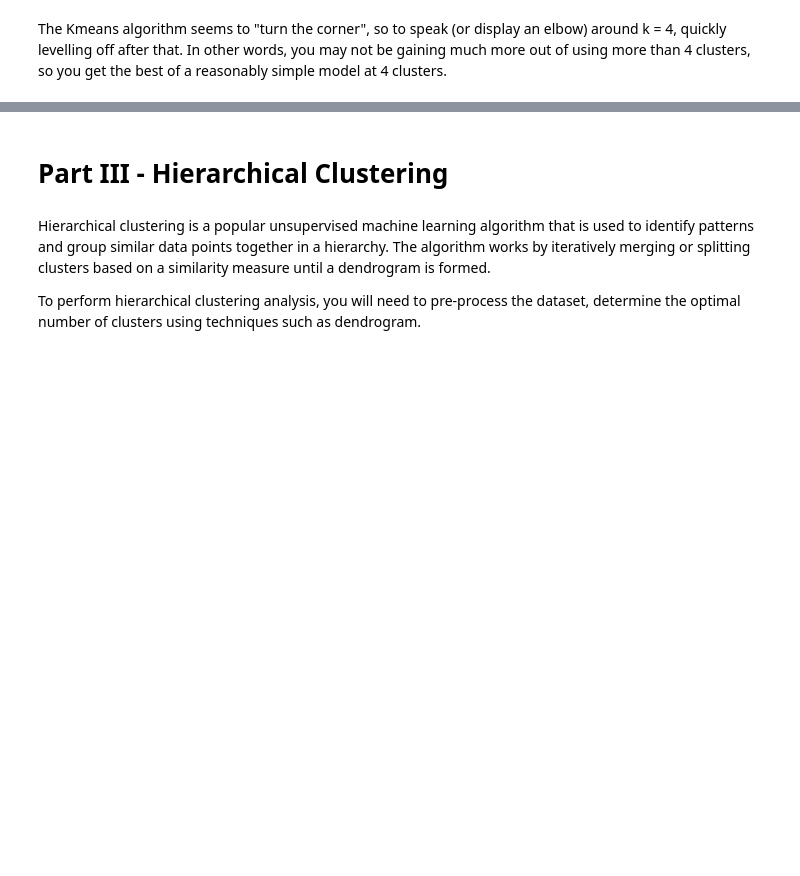
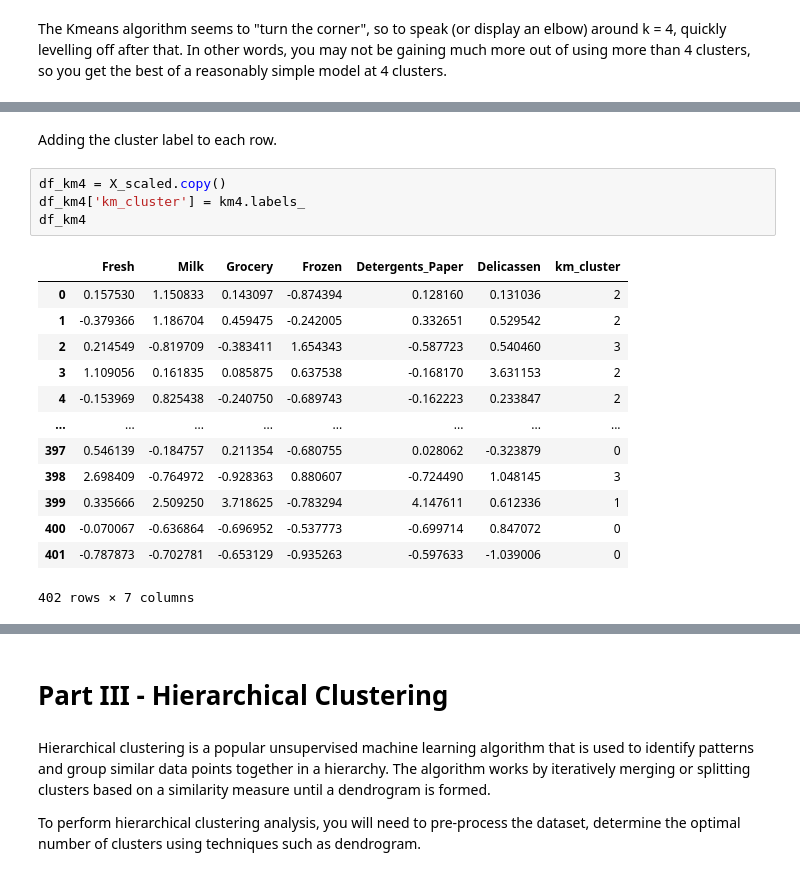
Before and after one commit to ValerieDier/project-unsupervised-learning, a Jupyter notebook: Unsupervised Learning - Project.ipynb, the cells around one changed output, grey strips where cells are left out. Saved outputs shown, nothing was run; the diff lists cells and outputs as text; blank space fills up the shorter version.

```diff
--- a/Unsupervised Learning - Project.ipynb
+++ b/Unsupervised Learning - Project.ipynb
@@ -597,0 +648,20 @@ The Kmeans algorithm seems to "turn the corner", so to speak (or display an elbo
+# %% [markdown]
+Adding the cluster label to each row.
+# %%
+df_km4 = X_scaled.copy()
+df_km4['km_cluster'] = km4.labels_
+df_km4
+# %% [output]
+|  | Fresh | Milk | Grocery | Frozen | Detergents_Paper | Delicassen | km_cluster |
+| 0 | 0.157530 | 1.150833 | 0.143097 | -0.874394 | 0.128160 | 0.131036 | 2 |
+| 1 | -0.379366 | 1.186704 | 0.459475 | -0.242005 | 0.332651 | 0.529542 | 2 |
+| 2 | 0.214549 | -0.819709 | -0.383411 | 1.654343 | -0.587723 | 0.540460 | 3 |
+| 3 | 1.109056 | 0.161835 | 0.085875 | 0.637538 | -0.168170 | 3.631153 | 2 |
+| 4 | -0.153969 | 0.825438 | -0.240750 | -0.689743 | -0.162223 | 0.233847 | 2 |
+| ... | ... | ... | ... | ... | ... | ... | ... |
+| 397 | 0.546139 | -0.184757 | 0.211354 | -0.680755 | 0.028062 | -0.323879 | 0 |
+| 398 | 2.698409 | -0.764972 | -0.928363 | 0.880607 | -0.724490 | 1.048145 | 3 |
+| 399 | 0.335666 | 2.509250 | 3.718625 | -0.783294 | 4.147611 | 0.612336 | 1 |
+| 400 | -0.070067 | -0.636864 | -0.696952 | -0.537773 | -0.699714 | 0.847072 | 0 |
+| 401 | -0.787873 | -0.702781 | -0.653129 | -0.935263 | -0.597633 | -1.039006 | 0 |
+402 rows × 7 columns
```
Also changed, not shown: parts of 44 cells of this notebook.
